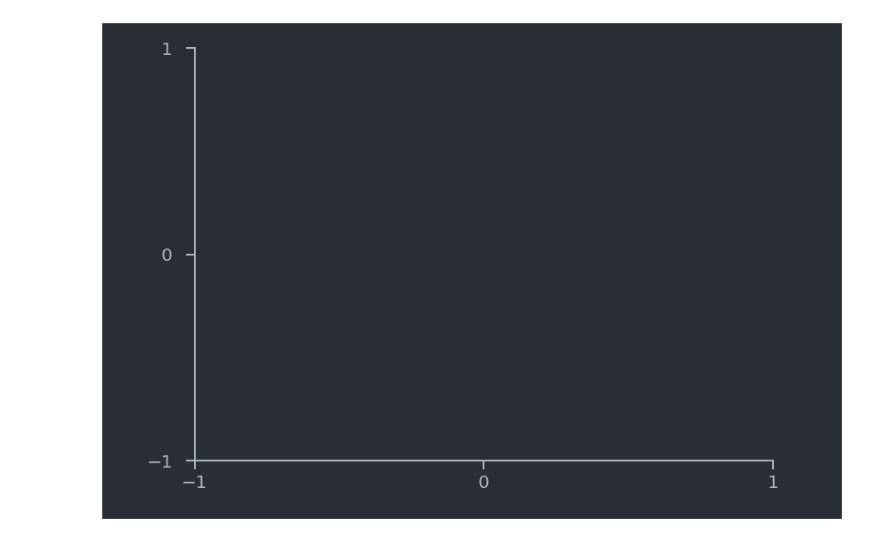
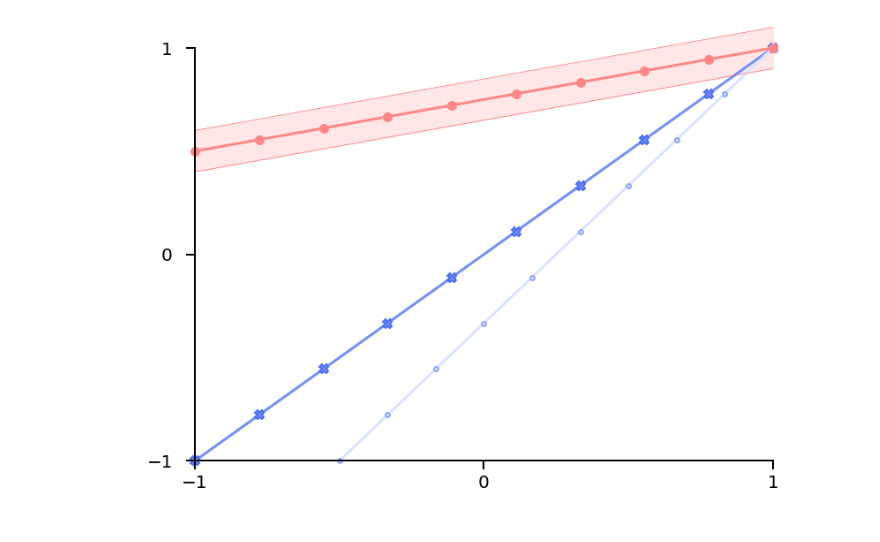
Before and after one commit to alexdsbreslav/quicklooks, a Jupyter notebook: testing.ipynb, the cells around one changed output. Saved outputs shown, nothing was run; the diff lists cells and outputs as text; code cells hidden in the pictures.

```diff
--- a/testing.ipynb
+++ b/testing.ipynb
@@ -2,7 +2,7 @@
 import quicklook
 import numpy as np
 # %%
-figure = quicklook.initialize_plot(style = 'simple_dark', size = 'default',
+figure = quicklook.initialize_plot(style = 'default', size = 'default',
 title = '',
 xlabel = '',
 ylabel = '',
@@ -10,62 +10,62 @@ x_min_max = (-1,1), y_min_max = (-1,1),
 xtick_interval = 1, ytick_interval = 1,
 horizontal_gridlines_on = False,
 vertical_gridlines_on = False);
 
 color = 'indigo'
 
-# quicklook.plot_line(figure,
-# x = np.linspace(-1,1,10),
-# y = np.linspace(-1,1,10),
-# color_name = color,
-# color_brightness = 'default',
-# linewidth = 3,
-# linestyle = '-',
-# marker_shape = 'X',
-# label_for_legend = '',
-# zorder = 1)
+quicklook.plot_line(figure,
+x = np.linspace(-1,1,10),
+y = np.linspace(-1,1,10),
+color_name = color,
+color_brightness = 'default',
+linewidth = 3,
+linestyle = '-',
+marker_shape = 'X',
+label_for_legend = '',
+zorder = 1)
 
-# quicklook.plot_line(figure,
-# x = np.linspace(-0.5,1,10),
-# y = np.linspace(-1,1,10),
-# color_name = color,
-# color_brightness = 'light',
-# linewidth = 3,
-# linestyle = '-',
-# marker_shape = '.',
-# label_for_legend = '',
-# zorder = 1)
+quicklook.plot_line(figure,
+x = np.linspace(-0.5,1,10),
+y = np.linspace(-1,1,10),
+color_name = color,
+color_brightness = 'light',
+linewidth = 3,
+linestyle = '-',
+marker_shape = '.',
+label_for_legend = '',
+zorder = 1)
 
 # quicklook.plot_line(figure,
 # x = np.linspace(-0,1,10),
 # y = np.linspace(-1,1,10),
 # color_name = color,
 # color_brightness = 'dark',
 # linewidth = 3,
 # linestyle = '-',
 # marker_shape = '',
 # label_for_legend = '',
 # zorder = 1)
 
-# quicklook.plot_line_with_error(figure,
-# x = np.linspace(-1,1,10),
-# y_mean = np.linspace(0.5,1,10),
-# y_error = np.full(10, 0.1),
-# color_name = 'red',
-# color_brightness = 'default',
-# linewidth = 3,
-# linestyle = '-',
-# marker_shape = 'o',
-# label_for_legend = '',
-# zorder = 1)
+quicklook.plot_line_with_error(figure,
+x = np.linspace(-1,1,10),
+y_mean = np.linspace(0.5,1,10),
+y_error = np.full(10, 0.1),
+color_name = 'red',
+color_brightness = 'default',
+linewidth = 3,
+linestyle = '-',
+marker_shape = 'o',
+label_for_legend = '',
+zorder = 1)
 
 # quicklook.plot_vertical_line(figure,
 # x = 0,
 # color_name = 'teal',
 # color_brightness = 'default',
 # linewidth = 3,
 # linestyle = '-',
 # marker_shape = 'None',
 # label_for_legend = '',
 # zorder = 1)
 # %% [output]
-[figure, old version]
+[figure, new version]
```
Also changed, not shown: 1 other file.
